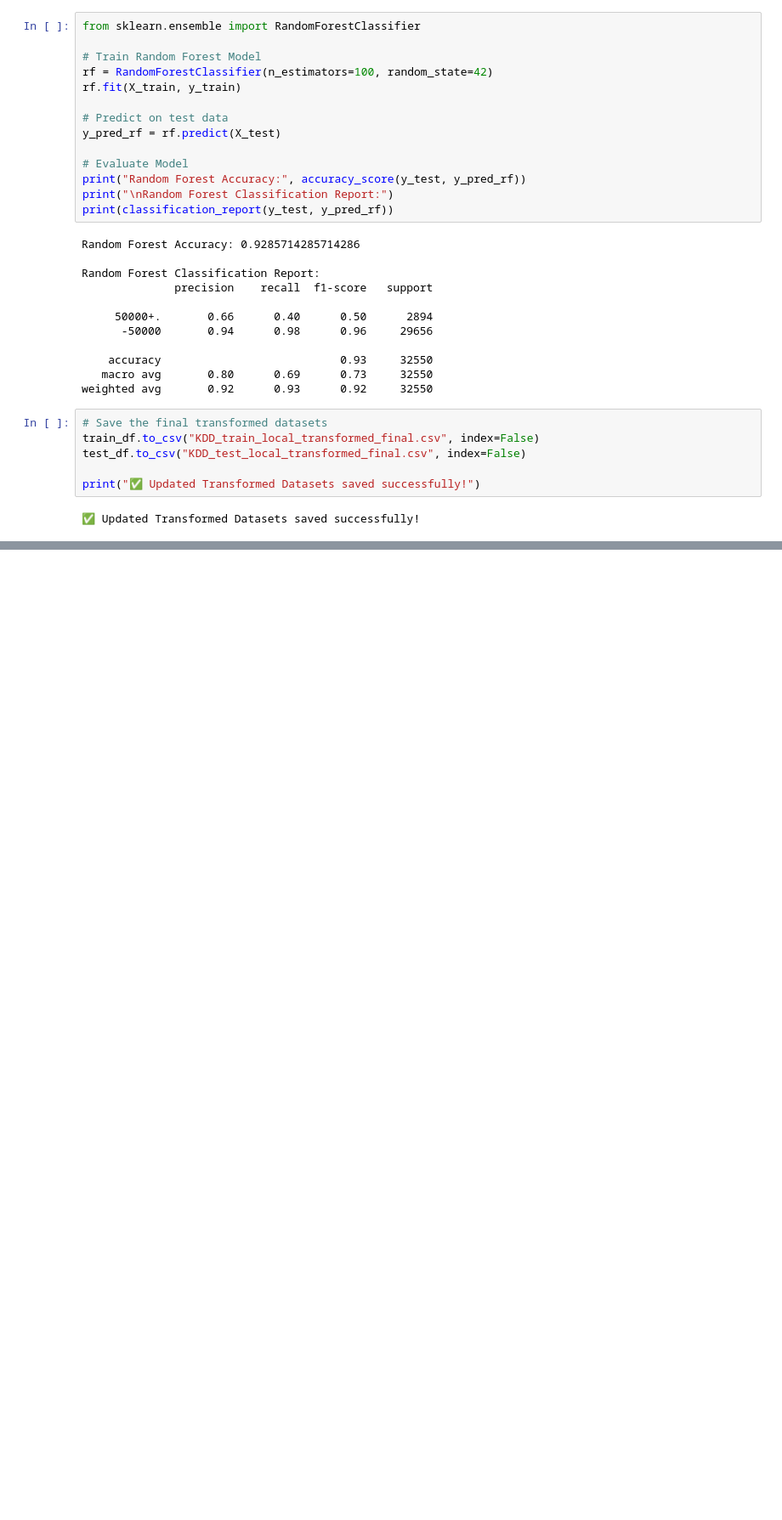
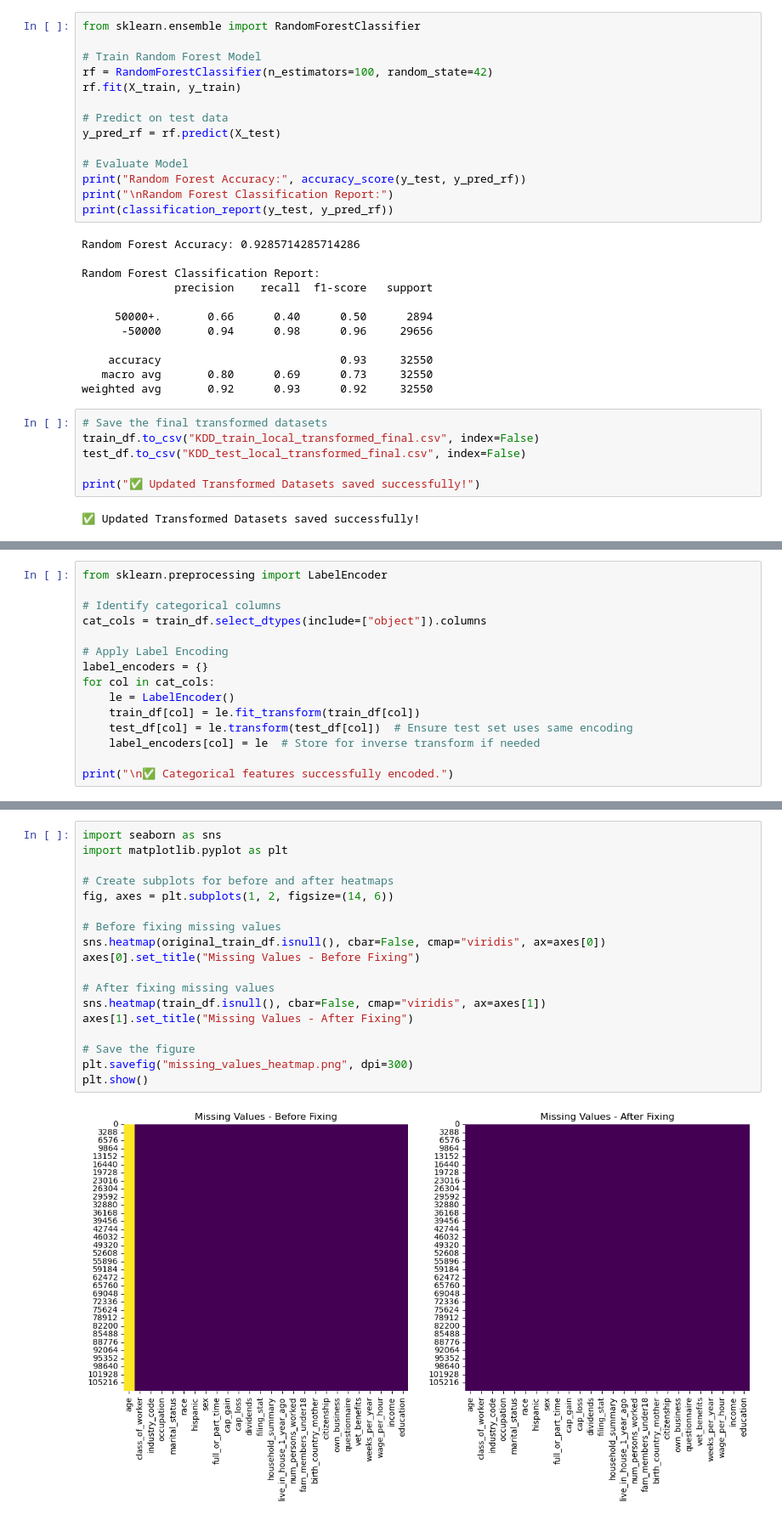
Before and after one commit to AdeelShakir90/ML_Project, a Jupyter notebook: KDD dataset.ipynb, the cells around one changed output, grey strips where cells are left out. Shown at 85% size. Drawn from its saved outputs; the diff is of its cells as text; blank space fills up the shorter version.

```diff
--- a/KDD dataset.ipynb
+++ b/KDD dataset.ipynb
@@ -543,0 +811,15 @@ print("✅ Updated Transformed Datasets saved successfully!")
+# %%
+from sklearn.preprocessing import LabelEncoder
+
+# Identify categorical columns
+cat_cols = train_df.select_dtypes(include=["object"]).columns
+
+# Apply Label Encoding
+label_encoders = {}
+for col in cat_cols:
+    le = LabelEncoder()
+    train_df[col] = le.fit_transform(train_df[col])
+    test_df[col] = le.transform(test_df[col])  # Ensure test set uses same encoding
+    label_encoders[col] = le  # Store for inverse transform if needed
+
+print("\n✅ Categorical features successfully encoded.")
@@ -543,0 +983,20 @@ print("✅ Updated Transformed Datasets saved successfully!")
+# %%
+import seaborn as sns
+import matplotlib.pyplot as plt
+
+# Create subplots for before and after heatmaps
+fig, axes = plt.subplots(1, 2, figsize=(14, 6))
+
+# Before fixing missing values
+sns.heatmap(original_train_df.isnull(), cbar=False, cmap="viridis", ax=axes[0])
+axes[0].set_title("Missing Values - Before Fixing")
+
+# After fixing missing values
+sns.heatmap(train_df.isnull(), cbar=False, cmap="viridis", ax=axes[1])
+axes[1].set_title("Missing Values - After Fixing")
+
+# Save the figure
+plt.savefig("missing_values_heatmap.png", dpi=300)
+plt.show()
+# %% [output]
+[figure, added]
```
Also changed, not shown: parts of 17 cells of this notebook.
